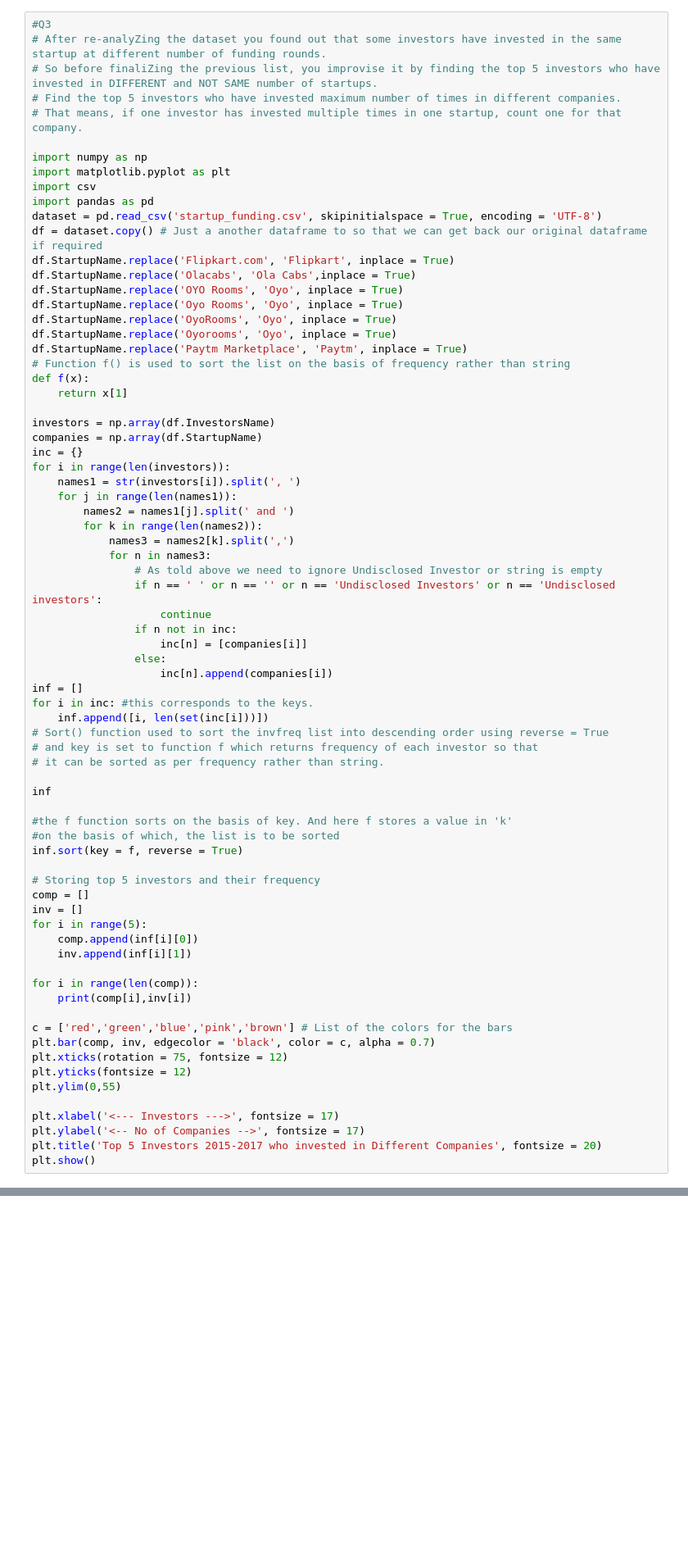
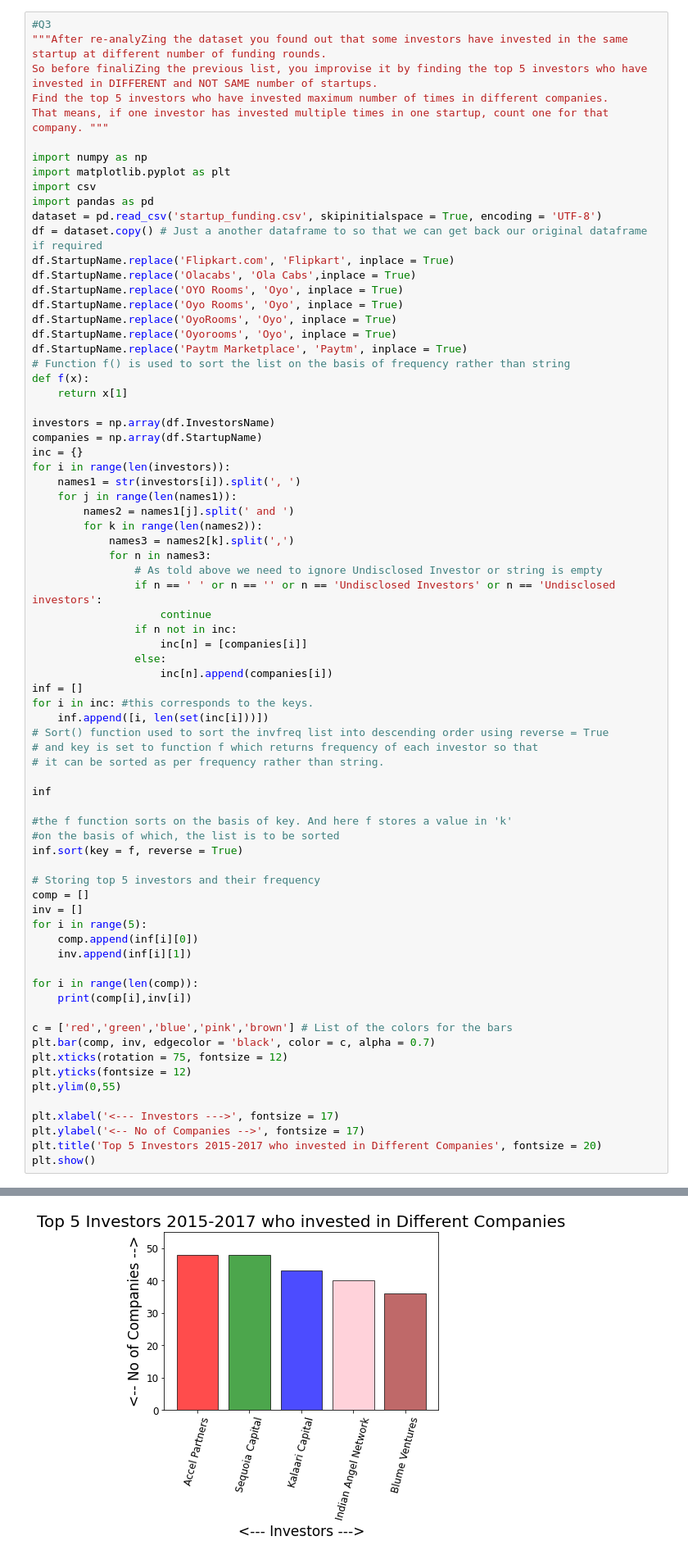
Before and after one commit to abhinavmehra4/Indian-Startups-Analysis, a Jupyter notebook: caseStudy2.ipynb, the cells around one changed output, grey strips where cells are left out. Shown at 82% size. Cells and saved outputs as stored; diff of their text form; blank space fills up the shorter version.

```diff
--- a/caseStudy2.ipynb
+++ b/caseStudy2.ipynb
@@ -153,10 +153,10 @@ SAIF Partners 41
 Indian Angel Network 40
 # %%
 #Q3
-# After re-analyZing the dataset you found out that some investors have invested in the same startup at different number of funding rounds.
-# So before finaliZing the previous list, you improvise it by finding the top 5 investors who have invested in DIFFERENT and NOT SAME number of startups.
-# Find the top 5 investors who have invested maximum number of times in different companies.
-# That means, if one investor has invested multiple times in one startup, count one for that company.
+"""After re-analyZing the dataset you found out that some investors have invested in the same startup at different number of funding rounds.
+So before finaliZing the previous list, you improvise it by finding the top 5 investors who have invested in DIFFERENT and NOT SAME number of startups.
+Find the top 5 investors who have invested maximum number of times in different companies.
+That means, if one investor has invested multiple times in one startup, count one for that company. """
 
 import numpy as np
 import matplotlib.pyplot as plt
@@ -225,3 +225,4 @@ plt.xlabel('<--- Investors --->', fontsize = 17)
 plt.ylabel('<-- No of Companies -->', fontsize = 17)
 plt.title('Top 5 Investors 2015-2017 who invested in Different Companies', fontsize = 20)
 plt.show()
+# %% [output]
@@ -228,2 +234,3 @@ plt.show()
+[figure, added]
 # %%
 ## Q4
```
Also changed, not shown: parts of 5 cells of this notebook, 6 other files.
